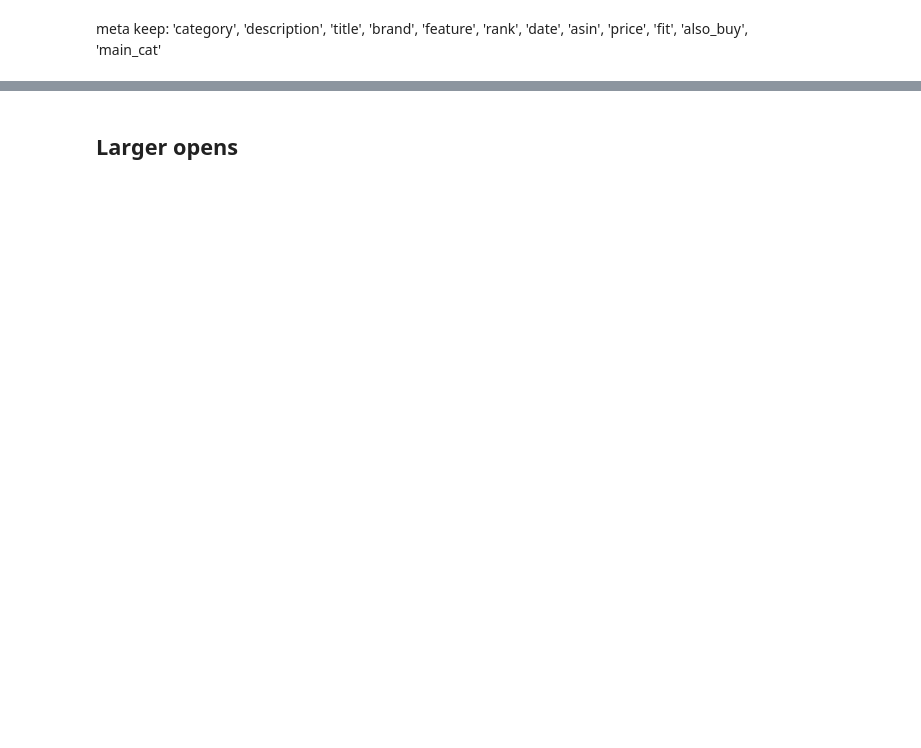
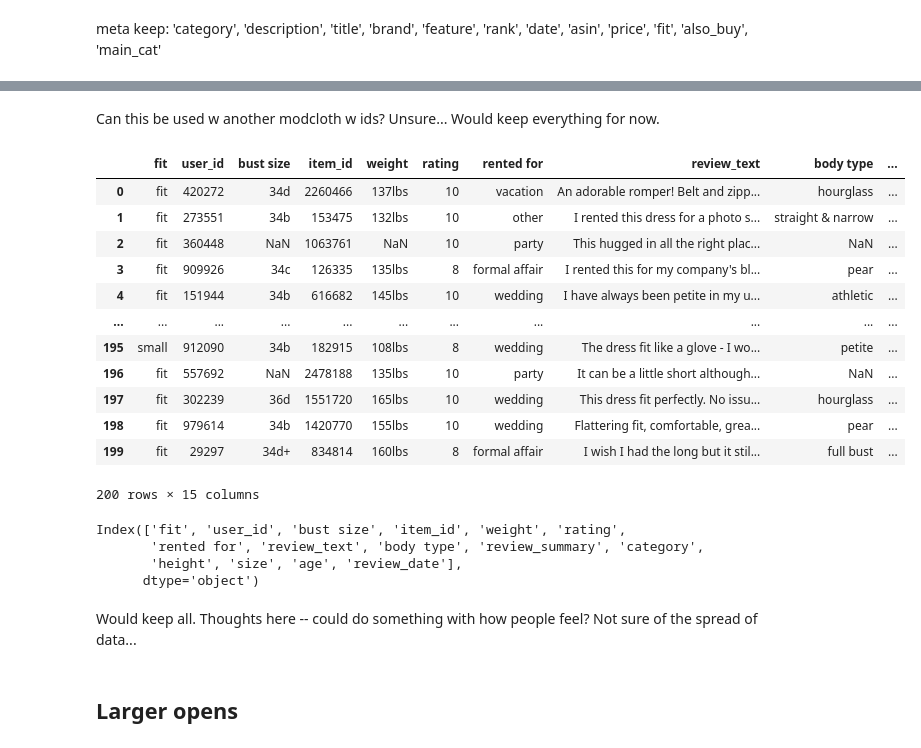
Before and after one commit to jesseAvgonzsmi/vanity_sizing_project, a Jupyter notebook: data_explosion.ipynb, the cells around one changed output, grey strips where cells are left out. Drawn from its saved outputs; the diff is of its cells as text; code cells hidden in the pictures; blank space fills up the shorter version.

```diff
--- a/data_explosion.ipynb
+++ b/data_explosion.ipynb
@@ -107,3 +143,31 @@ fashion keep: 'overall','asin','style','reviewText','vote'
+# %% [markdown]
+Can this be used w another modcloth w ids? Unsure... Would keep everything for now.
+# %%
+rtr = load_data(DIR+'renttherunway_final_data.json.gz',head=1, chunksize=100)
+rtr
+# %% [output]
+|  | fit | user_id | bust size | item_id | weight | rating | rented for | review_text | body type | ... |
+| 0 | fit | 420272 | 34d | 2260466 | 137lbs | 10 | vacation | An adorable romper! Belt and zipp... | hourglass | ... |
+| 1 | fit | 273551 | 34b | 153475 | 132lbs | 10 | other | I rented this dress for a photo s... | straight & narrow | ... |
+| 2 | fit | 360448 | NaN | 1063761 | NaN | 10 | party | This hugged in all the right plac... | NaN | ... |
+| 3 | fit | 909926 | 34c | 126335 | 135lbs | 8 | formal affair | I rented this for my company's bl... | pear | ... |
+| 4 | fit | 151944 | 34b | 616682 | 145lbs | 10 | wedding | I have always been petite in my u... | athletic | ... |
+| ... | ... | ... | ... | ... | ... | ... | ... | ... | ... | ... |
+| 195 | small | 912090 | 34b | 182915 | 108lbs | 8 | wedding | The dress fit like a glove - I wo... | petite | ... |
+| 196 | fit | 557692 | NaN | 2478188 | 135lbs | 10 | party | It can be a little short although... | NaN | ... |
+| 197 | fit | 302239 | 36d | 1551720 | 165lbs | 10 | wedding | This dress fit perfectly. No issu... | hourglass | ... |
+| 198 | fit | 979614 | 34b | 1420770 | 155lbs | 10 | wedding | Flattering fit, comfortable, grea... | pear | ... |
+| 199 | fit | 29297 | 34d+ | 834814 | 160lbs | 8 | formal affair | I wish I had the long but it stil... | full bust | ... |
+200 rows × 15 columns
+# %%
+rtr.columns
+# %% [output]
+Index(['fit', 'user_id', 'bust size', 'item_id', 'weight', 'rating',
+       'rented for', 'review_text', 'body type', 'review_summary', 'category',
+       'height', 'size', 'age', 'review_date'],
+      dtype='object')
+# %% [markdown]
+Would keep all. Thoughts here -- could do something with how people feel? Not sure of the spread of data...
 # %% [markdown]
 ## Larger opens
 # %%
```
Also changed, not shown: parts of 20 cells of this notebook.
